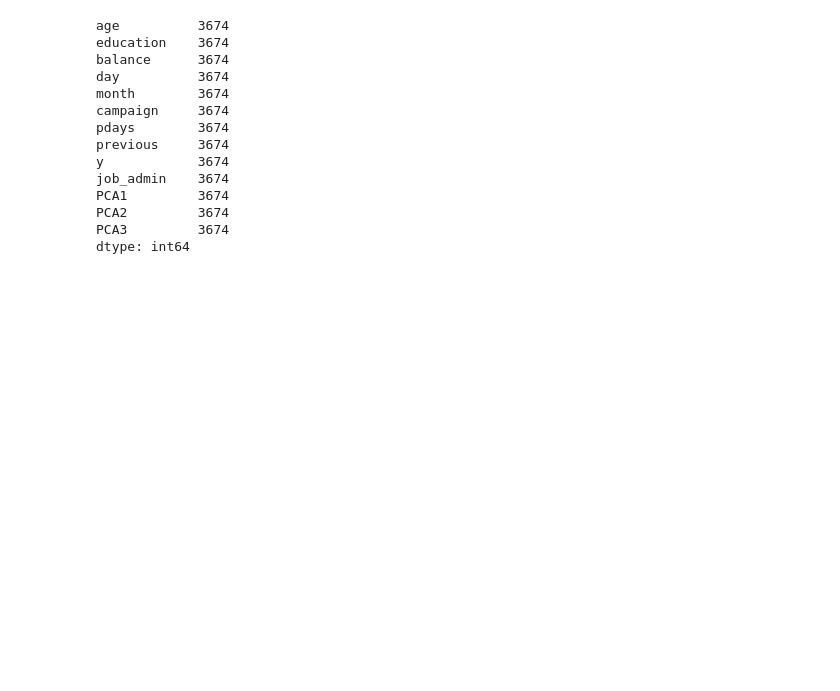
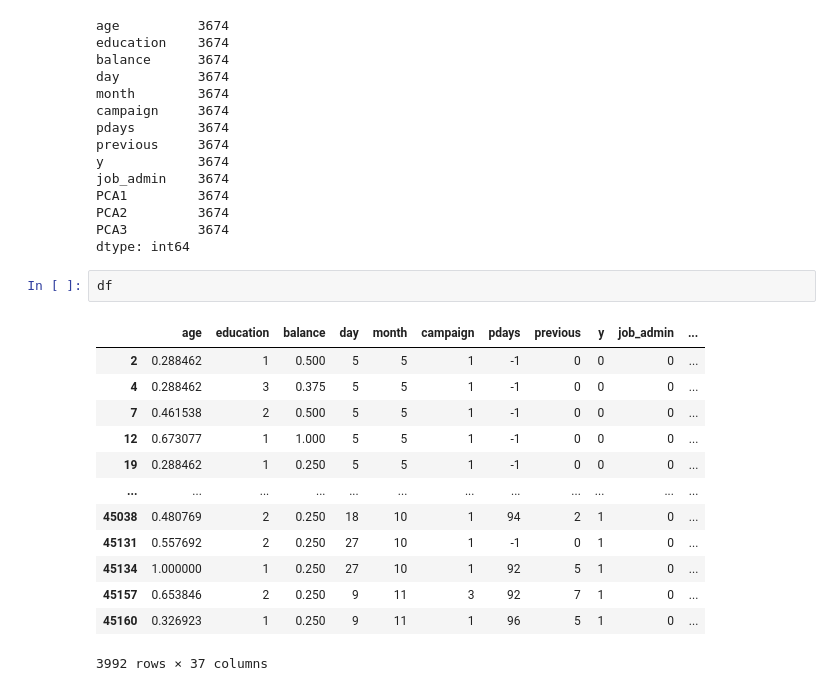
Before and after one commit to BinaraMendis7/Machine-learning, a Jupyter notebook: Mlcw.ipynb, the cells around one changed output. Saved outputs shown, nothing was run; the diff lists cells and outputs as text; blank space fills up the shorter version.

```diff
--- a/Mlcw.ipynb
+++ b/Mlcw.ipynb
@@ -519,6 +538,22 @@ PCA1         3674
 PCA2         3674
 PCA3         3674
 dtype: int64
+# %%
+df
+# %% [output]
+|  | age | education | balance | day | month | campaign | pdays | previous | y | job_admin | ... |
+| 2 | 0.288462 | 1 | 0.500 | 5 | 5 | 1 | -1 | 0 | 0 | 0 | ... |
+| 4 | 0.288462 | 3 | 0.375 | 5 | 5 | 1 | -1 | 0 | 0 | 0 | ... |
+| 7 | 0.461538 | 2 | 0.500 | 5 | 5 | 1 | -1 | 0 | 0 | 0 | ... |
+| 12 | 0.673077 | 1 | 1.000 | 5 | 5 | 1 | -1 | 0 | 0 | 0 | ... |
+| 19 | 0.288462 | 1 | 0.250 | 5 | 5 | 1 | -1 | 0 | 0 | 0 | ... |
+| ... | ... | ... | ... | ... | ... | ... | ... | ... | ... | ... | ... |
+| 45038 | 0.480769 | 2 | 0.250 | 18 | 10 | 1 | 94 | 2 | 1 | 0 | ... |
+| 45131 | 0.557692 | 2 | 0.250 | 27 | 10 | 1 | -1 | 0 | 1 | 0 | ... |
+| 45134 | 1.000000 | 1 | 0.250 | 27 | 10 | 1 | 92 | 5 | 1 | 0 | ... |
+| 45157 | 0.653846 | 2 | 0.250 | 9 | 11 | 3 | 92 | 7 | 1 | 0 | ... |
+| 45160 | 0.326923 | 1 | 0.250 | 9 | 11 | 1 | 96 | 5 | 1 | 0 | ... |
+3992 rows × 37 columns
 # %%
 from sklearn.ensemble import RandomForestClassifier
 from sklearn.model_selection import train_test_split
```
Also changed, not shown: parts of 8 cells of this notebook, 1 other file.
